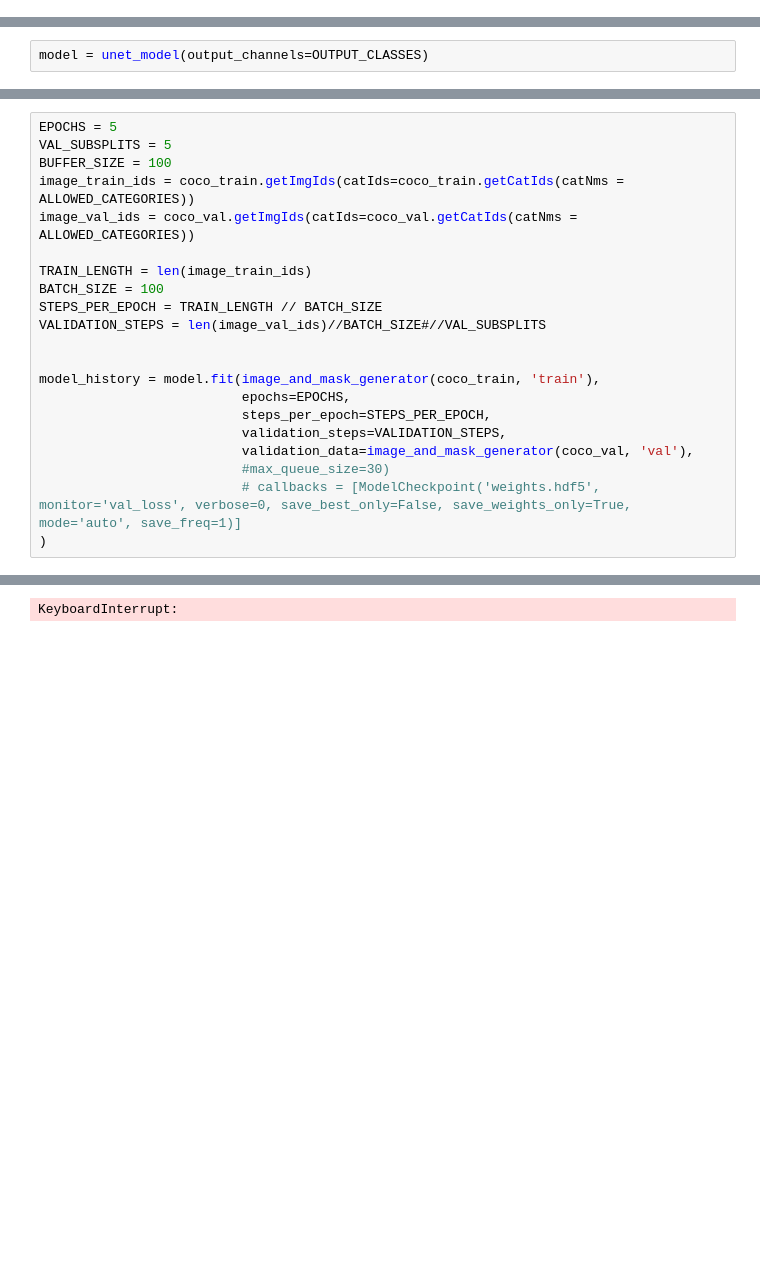
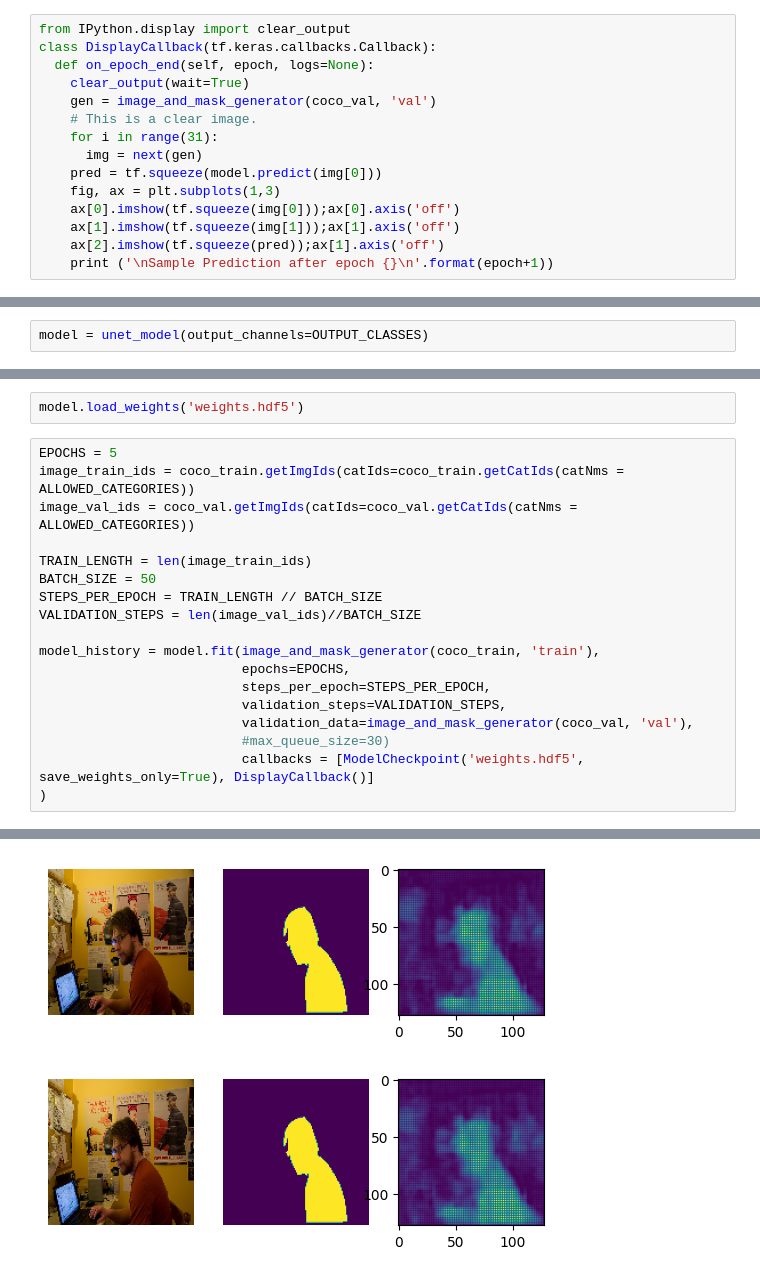
Before and after one commit to sanfordmascarenhas/image-segmentation, a Jupyter notebook: Project.ipynb, the cells around one changed output, grey strips where cells are left out. Drawn from its saved outputs; the diff is of its cells as text; blank space fills up the shorter version.

```diff
--- a/Project.ipynb
+++ b/Project.ipynb
@@ -264,6 +271,21 @@ ax[1].imshow(tf.squeeze(img[1]));ax[1].axis('off')
 # %% [markdown]
 The person mask is also present, but the pixel value is 1 while the others are much higher. <br>
 So it just turns doesn't appear.
+# %%
+from IPython.display import clear_output
+class DisplayCallback(tf.keras.callbacks.Callback):
+  def on_epoch_end(self, epoch, logs=None):
+    clear_output(wait=True)
+    gen = image_and_mask_generator(coco_val, 'val')
+    # This is a clear image.
+    for i in range(31):
+      img = next(gen)
+    pred = tf.squeeze(model.predict(img[0]))
+    fig, ax = plt.subplots(1,3)
+    ax[0].imshow(tf.squeeze(img[0]));ax[0].axis('off')
+    ax[1].imshow(tf.squeeze(img[1]));ax[1].axis('off')
+    ax[2].imshow(tf.squeeze(pred));ax[1].axis('off')
+    print ('\nSample Prediction after epoch {}\n'.format(epoch+1))
 # %% [markdown]
 ### Model creation
 # %%
@@ -322,15 +367,14 @@ model.compile(optimizer='adam',
+# %%
+model.load_weights('weights.hdf5')
 # %%
 EPOCHS = 5
-VAL_SUBSPLITS = 5
-BUFFER_SIZE = 100
 image_train_ids = coco_train.getImgIds(catIds=coco_train.getCatIds(catNms = ALLOWED_CATEGORIES))
 image_val_ids = coco_val.getImgIds(catIds=coco_val.getCatIds(catNms = ALLOWED_CATEGORIES))
 
 TRAIN_LENGTH = len(image_train_ids)
-BATCH_SIZE = 100
+BATCH_SIZE = 50
 STEPS_PER_EPOCH = TRAIN_LENGTH // BATCH_SIZE
-VALIDATION_STEPS = len(image_val_ids)//BATCH_SIZE#//VAL_SUBSPLITS
-
+VALIDATION_STEPS = len(image_val_ids)//BATCH_SIZE
 
 model_history = model.fit(image_and_mask_generator(coco_train, 'train'),
                           epochs=EPOCHS,
@@ -338,6 +382,6 @@ model_history = model.fit(image_and_mask_generator(coco_train, 'train'),
                           validation_steps=VALIDATION_STEPS,
                           validation_data=image_and_mask_generator(coco_val, 'val'),
                           #max_queue_size=30)
-                          # callbacks = [ModelCheckpoint('weights.hdf5', monitor='val_loss', verbose=0, save_best_only=False, save_weights_only=True, mode='auto', save_freq=1)]
+                          callbacks = [ModelCheckpoint('weights.hdf5', save_weights_only=True), DisplayCallback()]
 )
 # %% [output]
@@ -345 +393,2 @@ Epoch 1/5
-KeyboardInterrupt:
+[figure, added]
+[figure, added]
```
Also changed, not shown: parts of 20 cells of this notebook, 1 other file.
